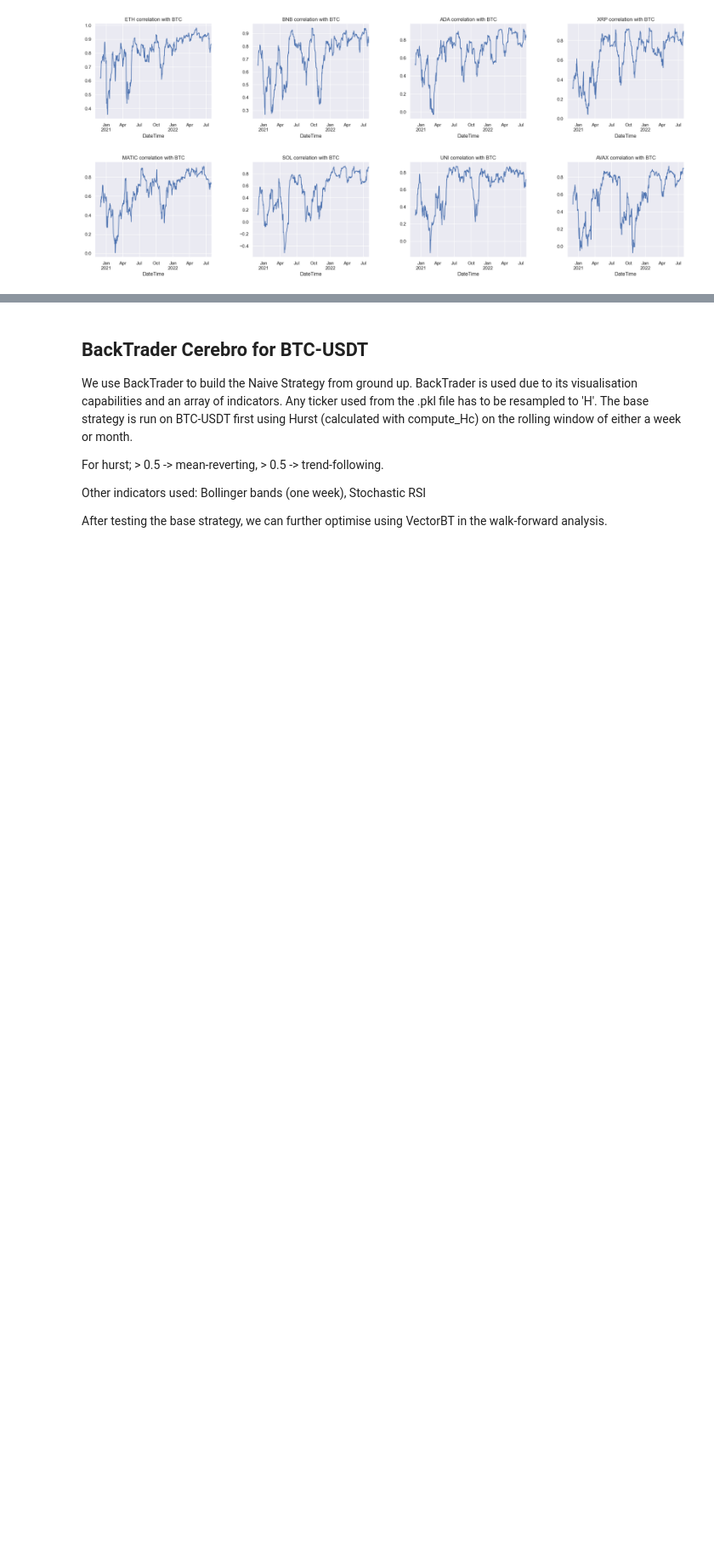
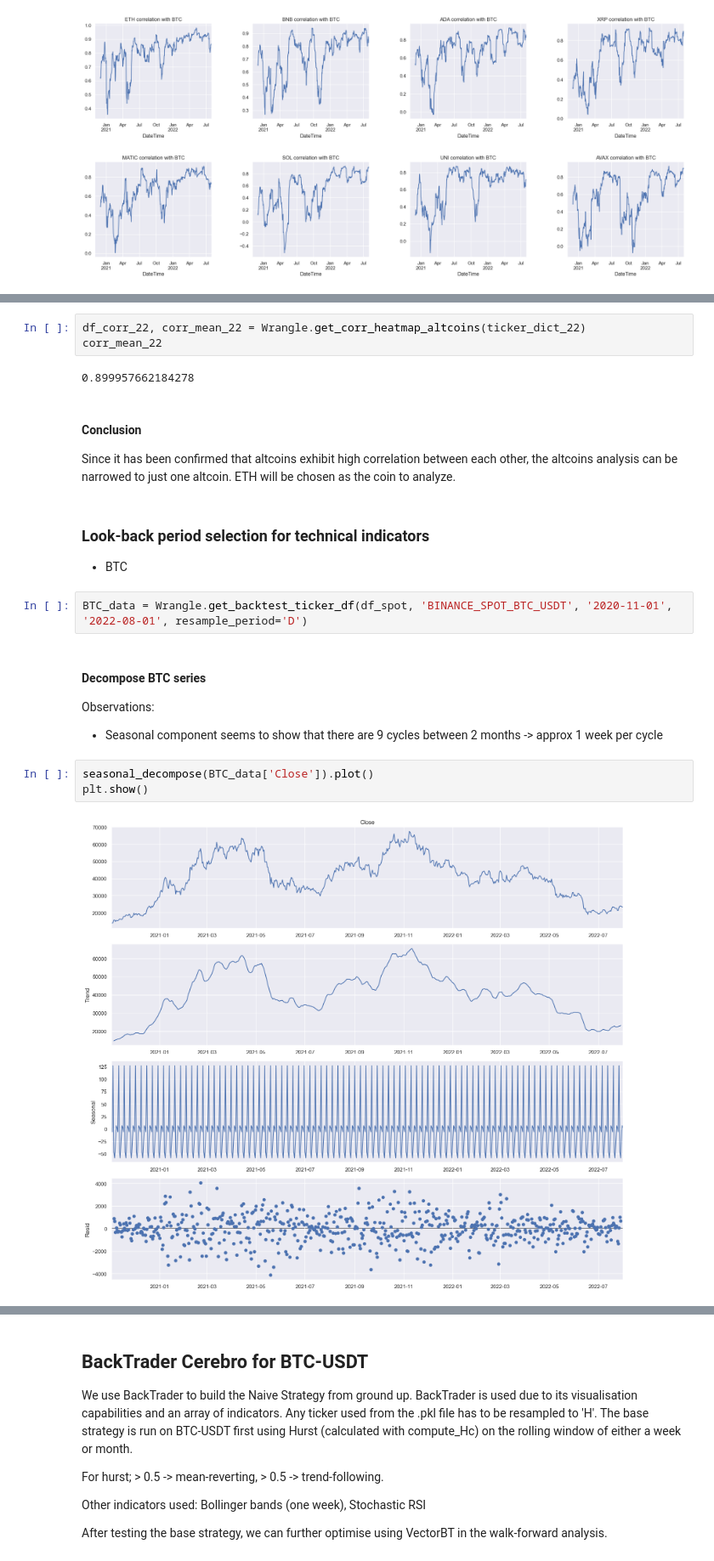
Before and after one commit to regression-gerry/hurst_capstone, a Jupyter notebook: notebooks/rescaled_range_analysis.ipynb, the cells around one changed output, grey strips where cells are left out. Shown at 85% size. Saved outputs shown, nothing was run; the diff lists cells and outputs as text; blank space fills up the shorter version.

Commit message:
add seasonal decompose for BTC and ETH

```diff
--- a/notebooks/rescaled_range_analysis.ipynb
+++ b/notebooks/rescaled_range_analysis.ipynb
@@ -325,0 +348,24 @@ corr_mean
+# %%
+df_corr_22, corr_mean_22 = Wrangle.get_corr_heatmap_altcoins(ticker_dict_22)
+corr_mean_22
+# %% [output]
+0.899957662184278
+# %% [markdown]
+#### Conclusion
+Since it has been confirmed that altcoins exhibit high correlation between each other, the altcoins analysis can be narrowed to just one altcoin. ETH will be chosen as the coin to analyze.
+# %% [markdown]
+### Look-back period selection for technical indicators
+
+- BTC
+# %%
+BTC_data = Wrangle.get_backtest_ticker_df(df_spot, 'BINANCE_SPOT_BTC_USDT', '2020-11-01', '2022-08-01', resample_period='D')
+# %% [markdown]
+#### Decompose BTC series
+
+Observations:
+- Seasonal component seems to show that there are 9 cycles between 2 months -> approx 1 week per cycle
+# %%
+seasonal_decompose(BTC_data['Close']).plot()
+plt.show()
+# %% [output]
+[figure, added]
```
Also changed, not shown: parts of 22 cells of this notebook.
